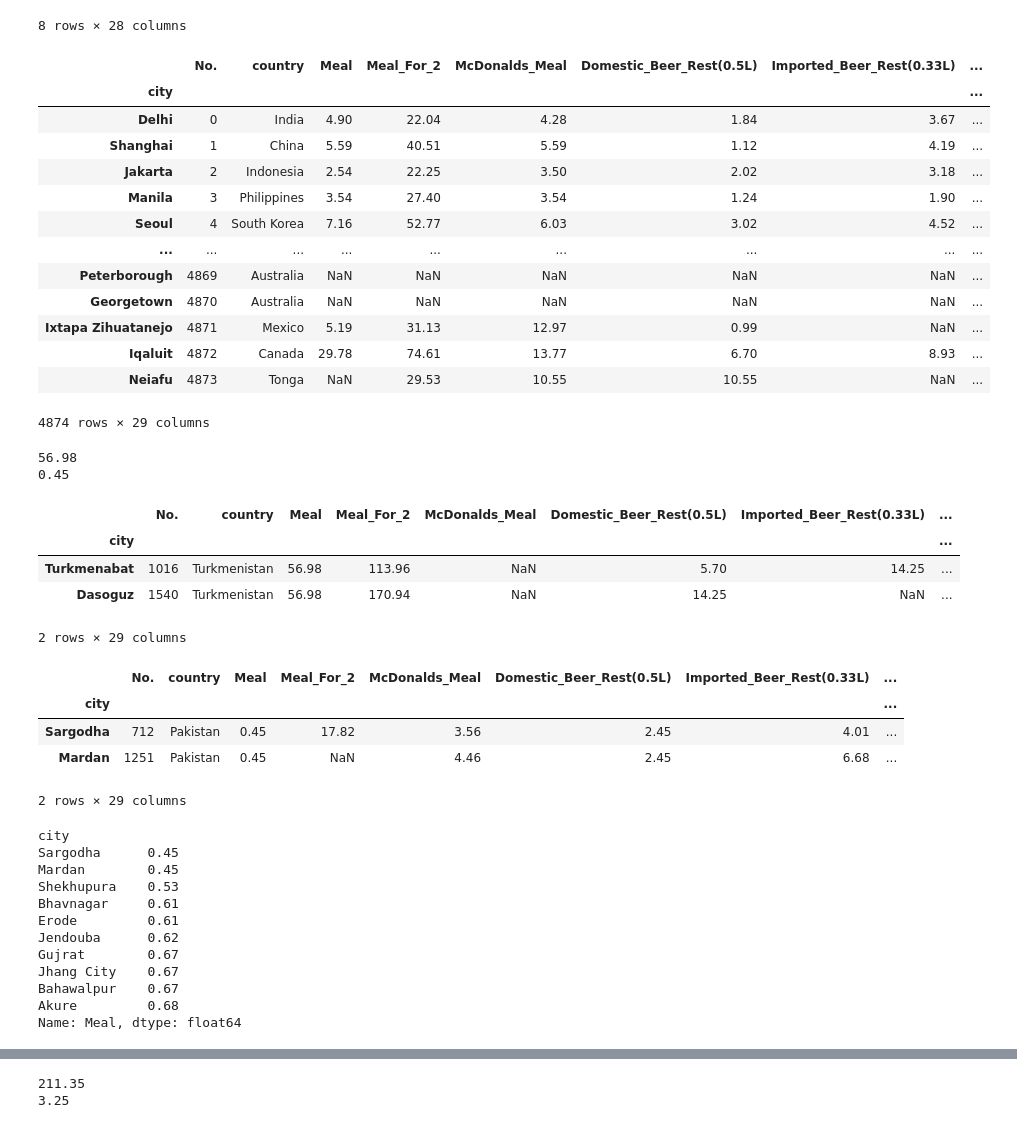
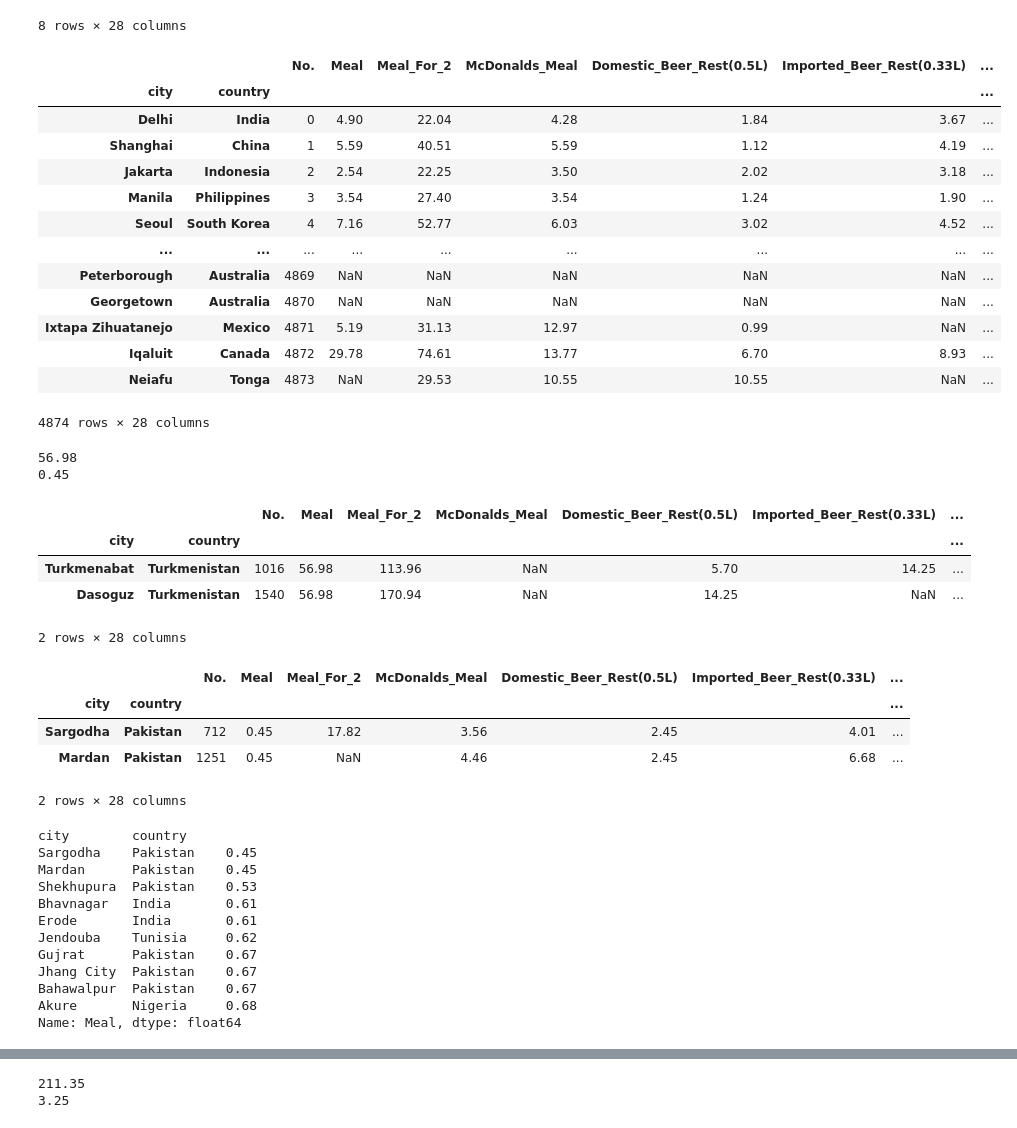
Before and after one commit to Reed-Carter/Global-Cost-of-Living, a Jupyter notebook: phil-project.ipynb, the cells around one changed output, grey strips where cells are left out. Saved outputs shown, nothing was run; the diff lists cells and outputs as text; code cells hidden in the pictures.

Commit message:
add country column to index.

```diff
--- a/phil-project.ipynb
+++ b/phil-project.ipynb
@@ -94,23 +94,23 @@ cost_of_living.describe()
 | max | 4873.000000 | 56.980000 | 211.350000 | 21.810000 | 15.000000 | 17.500000 | 10.000000 | ... |
 8 rows × 28 columns
 # %%
-cost_of_living.set_index('city', inplace=True)
+cost_of_living.set_index(['city', 'country'], inplace=True)
 cost_of_living
 # %% [output]
-|  | No. | country | Meal | Meal_For_2 | McDonalds_Meal | Domestic_Beer_Rest(0.5L) | Imported_Beer_Rest(0.33L) | ... |
-| city |  |  |  |  |  |  |  | ... |
-| Delhi | 0 | India | 4.90 | 22.04 | 4.28 | 1.84 | 3.67 | ... |
-| Shanghai | 1 | China | 5.59 | 40.51 | 5.59 | 1.12 | 4.19 | ... |
-| Jakarta | 2 | Indonesia | 2.54 | 22.25 | 3.50 | 2.02 | 3.18 | ... |
-| Manila | 3 | Philippines | 3.54 | 27.40 | 3.54 | 1.24 | 1.90 | ... |
-| Seoul | 4 | South Korea | 7.16 | 52.77 | 6.03 | 3.02 | 4.52 | ... |
+|  |  | No. | Meal | Meal_For_2 | McDonalds_Meal | Domestic_Beer_Rest(0.5L) | Imported_Beer_Rest(0.33L) | ... |
+| city | country |  |  |  |  |  |  | ... |
+| Delhi | India | 0 | 4.90 | 22.04 | 4.28 | 1.84 | 3.67 | ... |
+| Shanghai | China | 1 | 5.59 | 40.51 | 5.59 | 1.12 | 4.19 | ... |
+| Jakarta | Indonesia | 2 | 2.54 | 22.25 | 3.50 | 2.02 | 3.18 | ... |
+| Manila | Philippines | 3 | 3.54 | 27.40 | 3.54 | 1.24 | 1.90 | ... |
+| Seoul | South Korea | 4 | 7.16 | 52.77 | 6.03 | 3.02 | 4.52 | ... |
 | ... | ... | ... | ... | ... | ... | ... | ... | ... |
-| Peterborough | 4869 | Australia | NaN | NaN | NaN | NaN | NaN | ... |
-| Georgetown | 4870 | Australia | NaN | NaN | NaN | NaN | NaN | ... |
-| Ixtapa Zihuatanejo | 4871 | Mexico | 5.19 | 31.13 | 12.97 | 0.99 | NaN | ... |
-| Iqaluit | 4872 | Canada | 29.78 | 74.61 | 13.77 | 6.70 | 8.93 | ... |
-| Neiafu | 4873 | Tonga | NaN | 29.53 | 10.55 | 10.55 | NaN | ... |
+| Peterborough | Australia | 4869 | NaN | NaN | NaN | NaN | NaN | ... |
+| Georgetown | Australia | 4870 | NaN | NaN | NaN | NaN | NaN | ... |
+| Ixtapa Zihuatanejo | Mexico | 4871 | 5.19 | 31.13 | 12.97 | 0.99 | NaN | ... |
+| Iqaluit | Canada | 4872 | 29.78 | 74.61 | 13.77 | 6.70 | 8.93 | ... |
+| Neiafu | Tonga | 4873 | NaN | 29.53 | 10.55 | 10.55 | NaN | ... |
-4874 rows × 29 columns
+4874 rows × 28 columns
 # %%
 # Finding the max and min values in the Meal column
 max_meal = cost_of_living.Meal.max()
@@ -124,35 +124,35 @@ print(min_meal)
 # Filtering the Meal column to find the row with the max value
 cost_of_living[cost_of_living['Meal'] == 56.98]
 # %% [output]
-|  | No. | country | Meal | Meal_For_2 | McDonalds_Meal | Domestic_Beer_Rest(0.5L) | Imported_Beer_Rest(0.33L) | ... |
-| city |  |  |  |  |  |  |  | ... |
-| Turkmenabat | 1016 | Turkmenistan | 56.98 | 113.96 | NaN | 5.70 | 14.25 | ... |
-| Dasoguz | 1540 | Turkmenistan | 56.98 | 170.94 | NaN | 14.25 | NaN | ... |
+|  |  | No. | Meal | Meal_For_2 | McDonalds_Meal | Domestic_Beer_Rest(0.5L) | Imported_Beer_Rest(0.33L) | ... |
+| city | country |  |  |  |  |  |  | ... |
+| Turkmenabat | Turkmenistan | 1016 | 56.98 | 113.96 | NaN | 5.70 | 14.25 | ... |
+| Dasoguz | Turkmenistan | 1540 | 56.98 | 170.94 | NaN | 14.25 | NaN | ... |
-2 rows × 29 columns
+2 rows × 28 columns
 # %%
 # Filtering the Meal column to find the row with the min value
 cost_of_living[cost_of_living['Meal'] == 0.45]
 # %% [output]
-|  | No. | country | Meal | Meal_For_2 | McDonalds_Meal | Domestic_Beer_Rest(0.5L) | Imported_Beer_Rest(0.33L) | ... |
-| city |  |  |  |  |  |  |  | ... |
-| Sargodha | 712 | Pakistan | 0.45 | 17.82 | 3.56 | 2.45 | 4.01 | ... |
-| Mardan | 1251 | Pakistan | 0.45 | NaN | 4.46 | 2.45 | 6.68 | ... |
+|  |  | No. | Meal | Meal_For_2 | McDonalds_Meal | Domestic_Beer_Rest(0.5L) | Imported_Beer_Rest(0.33L) | ... |
+| city | country |  |  |  |  |  |  | ... |
+| Sargodha | Pakistan | 712 | 0.45 | 17.82 | 3.56 | 2.45 | 4.01 | ... |
+| Mardan | Pakistan | 1251 | 0.45 | NaN | 4.46 | 2.45 | 6.68 | ... |
-2 rows × 29 columns
+2 rows × 28 columns
 # %%
 # Sorting Meal column to find top 10 inexpensive places
 cost_of_living.Meal.sort_values().head(10)
 # %% [output]
-city
-Sargodha      0.45
-Mardan        0.45
-Shekhupura    0.53
-Bhavnagar     0.61
-Erode         0.61
-Jendouba      0.62
-Gujrat        0.67
-Jhang City    0.67
-Bahawalpur    0.67
-Akure         0.68
+city        country
+Sargodha    Pakistan    0.45
+Mardan      Pakistan    0.45
+Shekhupura  Pakistan    0.53
+Bhavnagar   India       0.61
+Erode       India       0.61
+Jendouba    Tunisia     0.62
+Gujrat      Pakistan    0.67
+Jhang City  Pakistan    0.67
+Bahawalpur  Pakistan    0.67
+Akure       Nigeria     0.68
 Name: Meal, dtype: float64
 # %%
 # Sorting Meal column to find top 10 most expensive places
```
Also changed, not shown: parts of 45 cells of this notebook.
